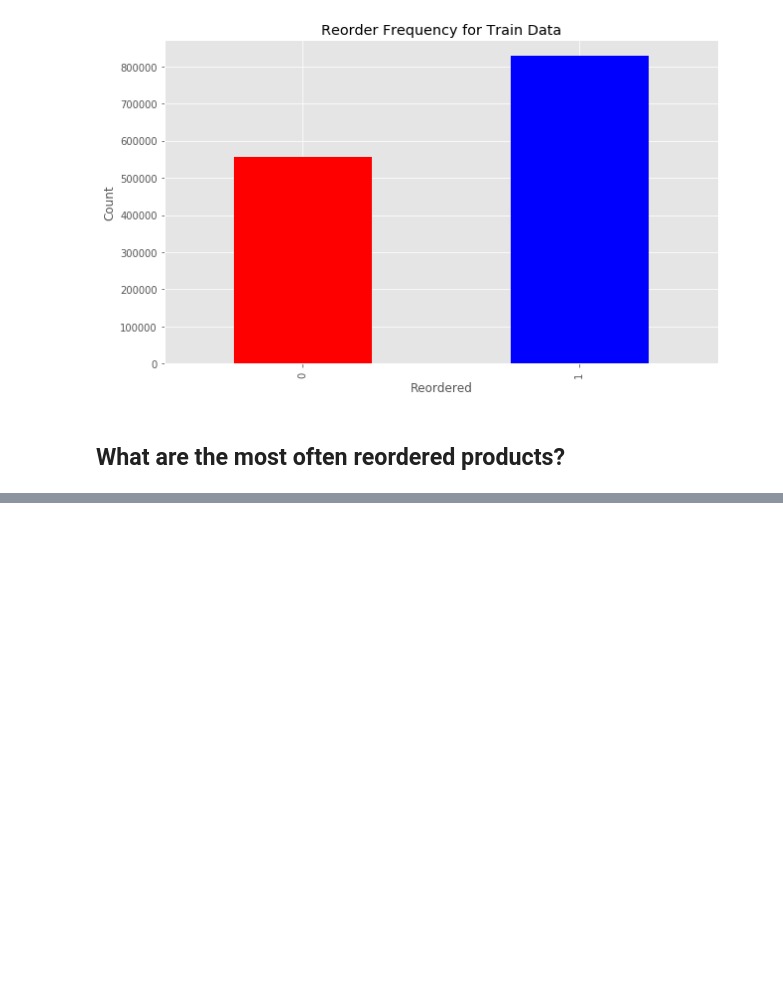
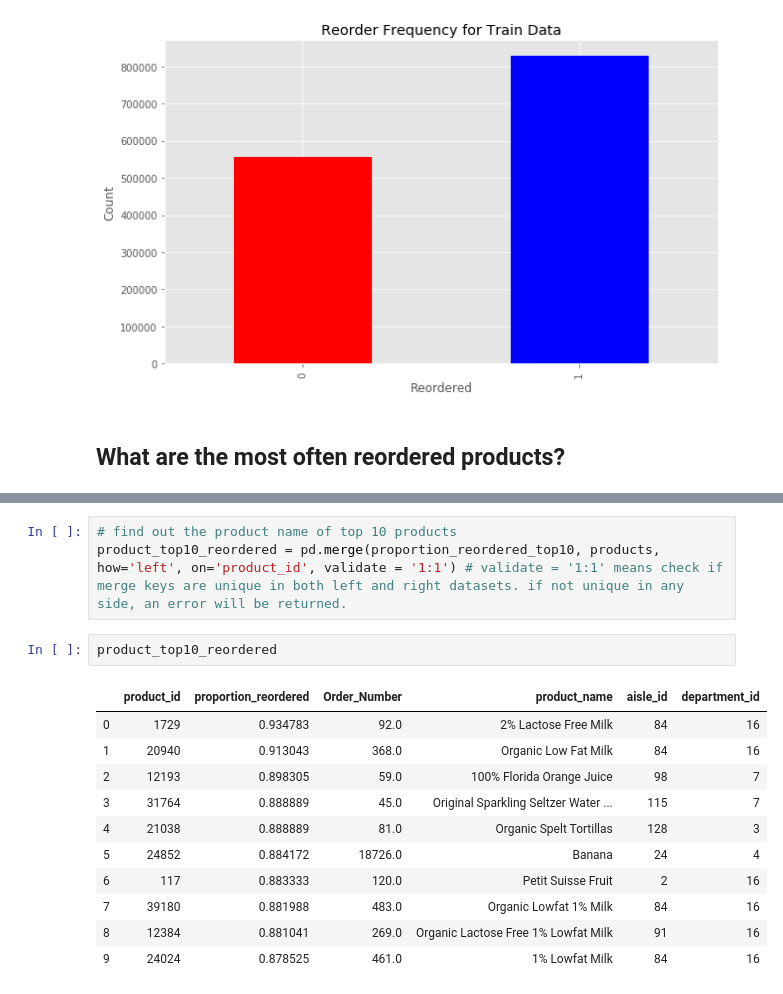
Before and after one commit to RachelPengmkt/Instacart-Market-Basket-Analysis-Exploratory-Analysis-Kaggle, a Jupyter notebook: Instacart-Market-Basket-Analysis-Exploratory-Analysis-Kaggle.ipynb, the cells around one changed output, grey strips where cells are left out. Drawn from its saved outputs; the diff is of its cells as text; blank space fills up the shorter version.

```diff
--- a/Instacart-Market-Basket-Analysis-Exploratory-Analysis-Kaggle.ipynb
+++ b/Instacart-Market-Basket-Analysis-Exploratory-Analysis-Kaggle.ipynb
@@ -417,0 +487,17 @@ plt.show()
+# %%
+# find out the product name of top 10 products
+product_top10_reordered = pd.merge(proportion_reordered_top10, products, how='left', on='product_id', validate = '1:1') # validate = '1:1' means check if merge keys are unique in both left and right datasets. if not unique in any side, an error will be returned.
+# %%
+product_top10_reordered
+# %% [output]
+|  | product_id | proportion_reordered | Order_Number | product_name | aisle_id | department_id |
+| 0 | 1729 | 0.934783 | 92.0 | 2% Lactose Free Milk | 84 | 16 |
+| 1 | 20940 | 0.913043 | 368.0 | Organic Low Fat Milk | 84 | 16 |
+| 2 | 12193 | 0.898305 | 59.0 | 100% Florida Orange Juice | 98 | 7 |
+| 3 | 31764 | 0.888889 | 45.0 | Original Sparkling Seltzer Water ... | 115 | 7 |
+| 4 | 21038 | 0.888889 | 81.0 | Organic Spelt Tortillas | 128 | 3 |
+| 5 | 24852 | 0.884172 | 18726.0 | Banana | 24 | 4 |
+| 6 | 117 | 0.883333 | 120.0 | Petit Suisse Fruit | 2 | 16 |
+| 7 | 39180 | 0.881988 | 483.0 | Organic Lowfat 1% Milk | 84 | 16 |
+| 8 | 12384 | 0.881041 | 269.0 | Organic Lactose Free 1% Lowfat Milk | 91 | 16 |
+| 9 | 24024 | 0.878525 | 461.0 | 1% Lowfat Milk | 84 | 16 |
```
Also changed, not shown: parts of 14 cells of this notebook.
